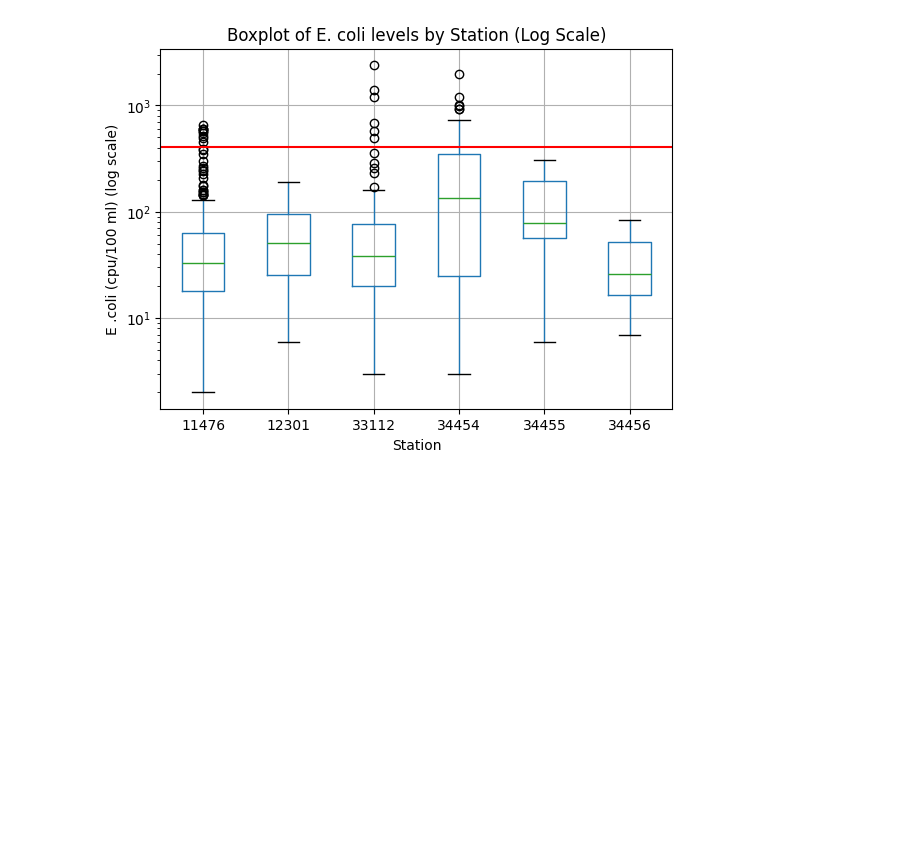
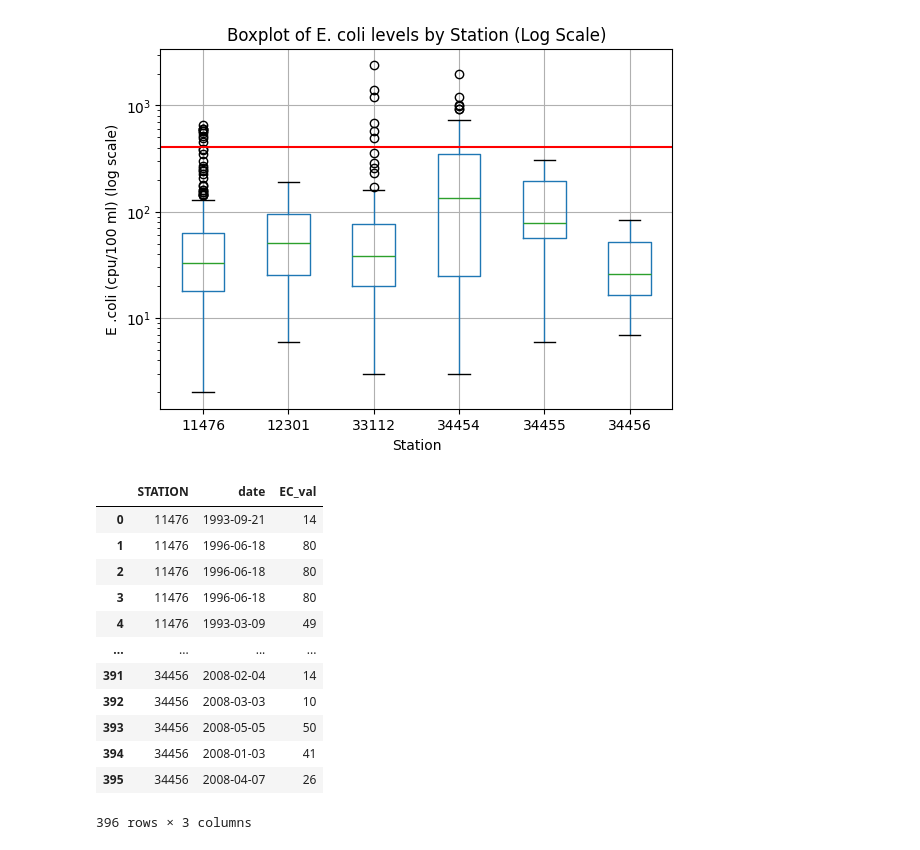
Before and after one commit to DEQkbrannan/MontDesignUYR, a Jupyter notebook: scratch.ipynb, the cells around one changed output. Drawn from its saved outputs; the diff is of its cells as text; code cells hidden in the pictures; blank space fills up the shorter version.

```diff
--- a/scratch.ipynb
+++ b/scratch.ipynb
@@ -85,3 +85,19 @@ plt.axhline(y=406, color='r', linestyle='-')
 plt.show()
 # %% [output]
 [figure]
+# %%
+df
+# %% [output]
+|  | STATION | date | EC_val |
+| 0 | 11476 | 1993-09-21 | 14 |
+| 1 | 11476 | 1996-06-18 | 80 |
+| 2 | 11476 | 1996-06-18 | 80 |
+| 3 | 11476 | 1996-06-18 | 80 |
+| 4 | 11476 | 1993-03-09 | 49 |
+| ... | ... | ... | ... |
+| 391 | 34456 | 2008-02-04 | 14 |
+| 392 | 34456 | 2008-03-03 | 10 |
+| 393 | 34456 | 2008-05-05 | 50 |
+| 394 | 34456 | 2008-01-03 | 41 |
+| 395 | 34456 | 2008-04-07 | 26 |
+396 rows × 3 columns
```
